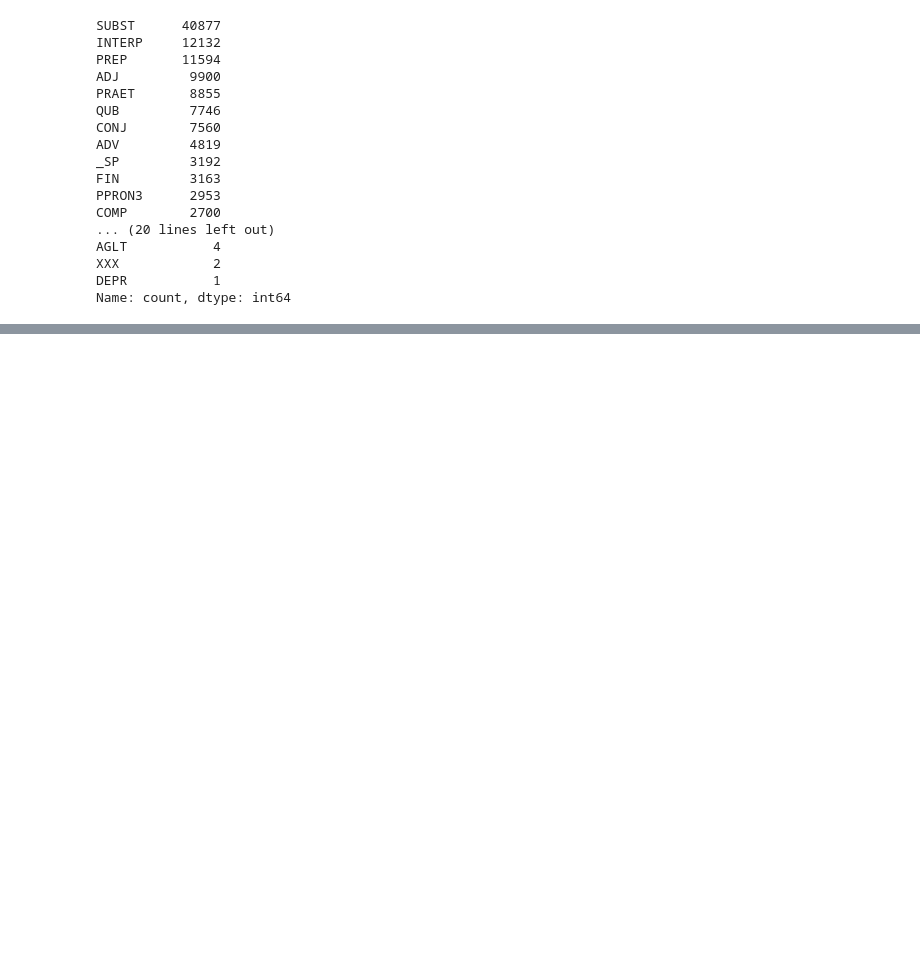
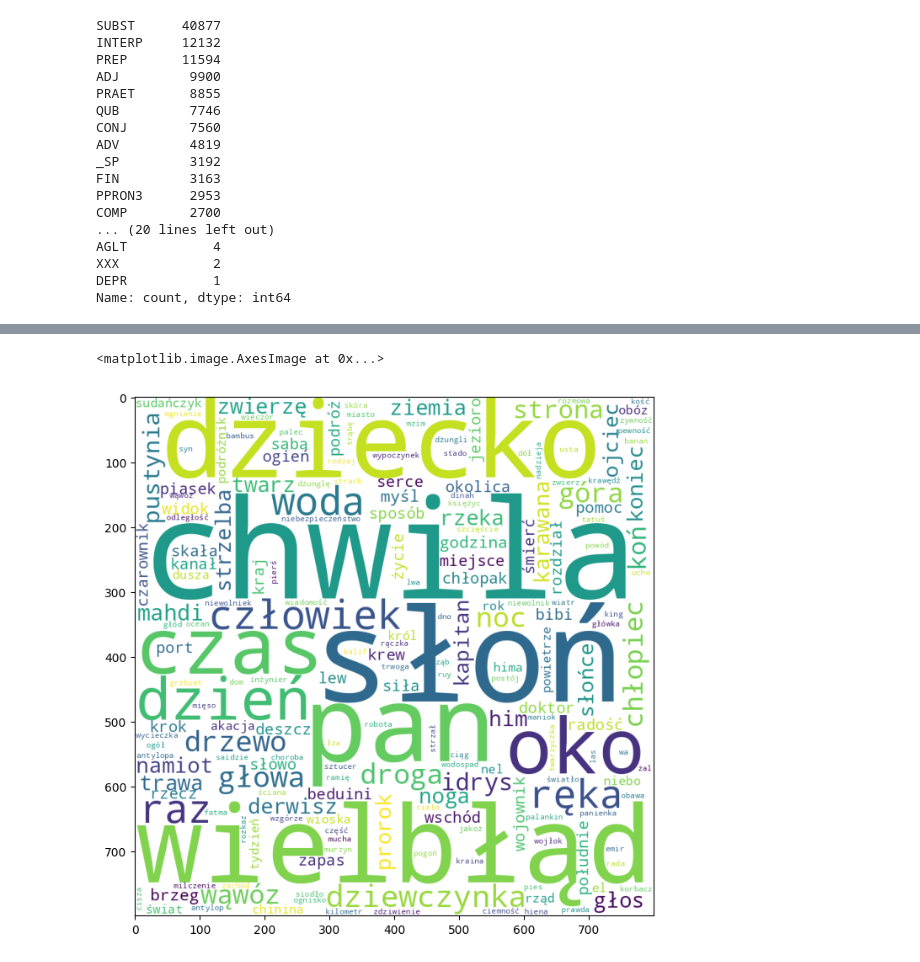
Before and after one commit to Jedrzej-Pytko/watnlp, a Jupyter notebook: 1/2.ipynb, the cells around one changed output, grey strips where cells are left out. Drawn from its saved outputs; the diff is of its cells as text; code cells hidden in the pictures; blank space fills up the shorter version.

```diff
--- a/1/2.ipynb
+++ b/1/2.ipynb
@@ -111,9 +111,12 @@ XXX            2
 DEPR           1
 Name: count, dtype: int64
 # %%
-def get_noun_freq_corpus(book_corpus):
-    pos = [token.pos_ for book in book_corpus for token in book if token.pos_ == 'NOUN']
-    pos_freq = pd.Series(pos).value_counts()
-    return pos_freq
+def get_nouns(book_corpus):
+    nouns = []
+    for book in book_corpus:
+        nouns.append(' '.join([token.lemma_ for token in book if token.pos_ == 'NOUN']))
+    return nouns
 # %%
-get_noun_freq_corpus(books)
+from sklearn.feature_extraction.text import TfidfVectorizer
+vectorizer = TfidfVectorizer()
+tfidf_matrix = vectorizer.fit_transform(get_nouns(books))
@@ -122,0 +123,2 @@ Name: count, dtype: int64
+# %%
+df = pd.DataFrame(tfidf_matrix.toarray(), columns=vectorizer.get_feature_names_out())
@@ -122,0 +128,4 @@ Name: count, dtype: int64
+# %%
+word_cloud = []
+for index, row in df.iterrows():
+    word_cloud.append(WordCloud(width=800, height=800, background_color='white', min_font_size=10).generate_from_frequencies(row))
@@ -122,0 +150,6 @@ Name: count, dtype: int64
+# %%
+plt.figure(figsize=(8, 8), facecolor=None)
+plt.imshow(word_cloud[0])
+# %% [output]
+<matplotlib.image.AxesImage at 0x...>
+[figure, added]
```
Also changed, not shown: parts of 7 cells of this notebook, 16 other files.
